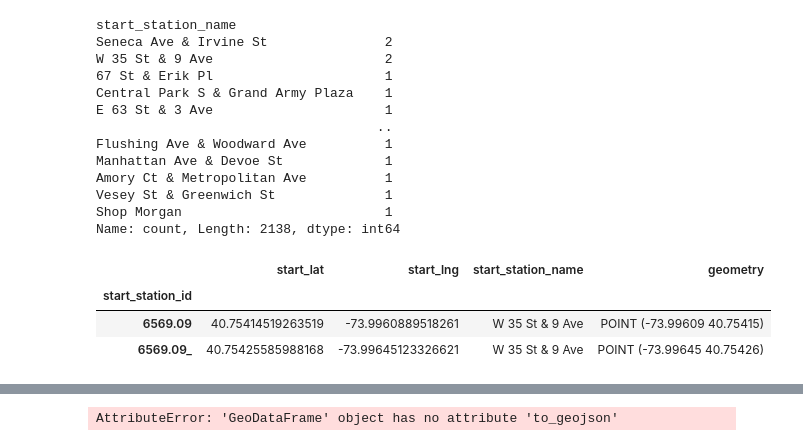
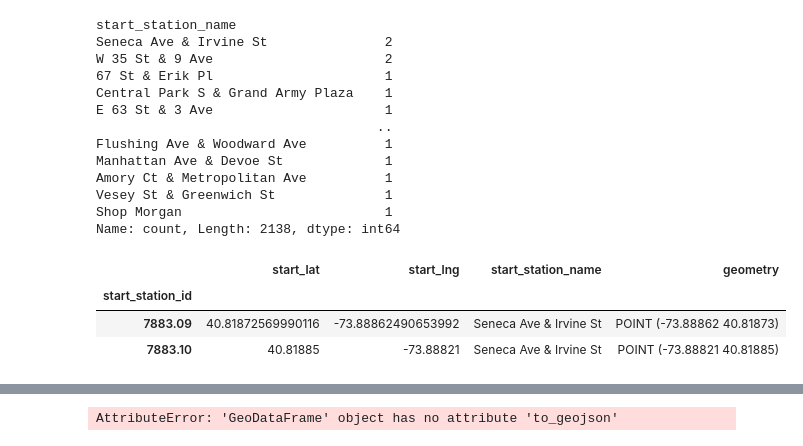
Before and after one commit to PatrickCleary/citi-bike-data, a Jupyter notebook: research/collect_station_data.ipynb, the cells around one changed output, grey strips where cells are left out. Drawn from its saved outputs; the diff is of its cells as text; code cells hidden in the pictures.

```diff
--- a/research/collect_station_data.ipynb
+++ b/research/collect_station_data.ipynb
@@ -67,12 +67,12 @@ Vesey St & Greenwich St              1
 Shop Morgan                          1
 Name: count, Length: 2138, dtype: int64
 # %%
-grouped_data_df[grouped_data_df.start_station_name == 'W 35 St & 9 Ave']
+grouped_data_df[grouped_data_df.start_station_name == 'Seneca Ave & Irvine St']
 # %% [output]
 |  | start_lat | start_lng | start_station_name | geometry |
 | start_station_id |  |  |  |  |
-| 6569.09 | 40.75414519263519 | -73.9960889518261 | W 35 St & 9 Ave | POINT (-73.99609 40.75415) |
-| 6569.09_ | 40.75425585988168 | -73.99645123326621 | W 35 St & 9 Ave | POINT (-73.99645 40.75426) |
+| 7883.09 | 40.81872569990116 | -73.88862490653992 | Seneca Ave & Irvine St | POINT (-73.88862 40.81873) |
+| 7883.10 | 40.81885 | -73.88821 | Seneca Ave & Irvine St | POINT (-73.88821 40.81885) |
 # %%
 all_data[all_data.start_station_id == '6569.09']
 # %% [output]
```
Also changed, not shown: parts of 1 cell of this notebook, 4 other files.
